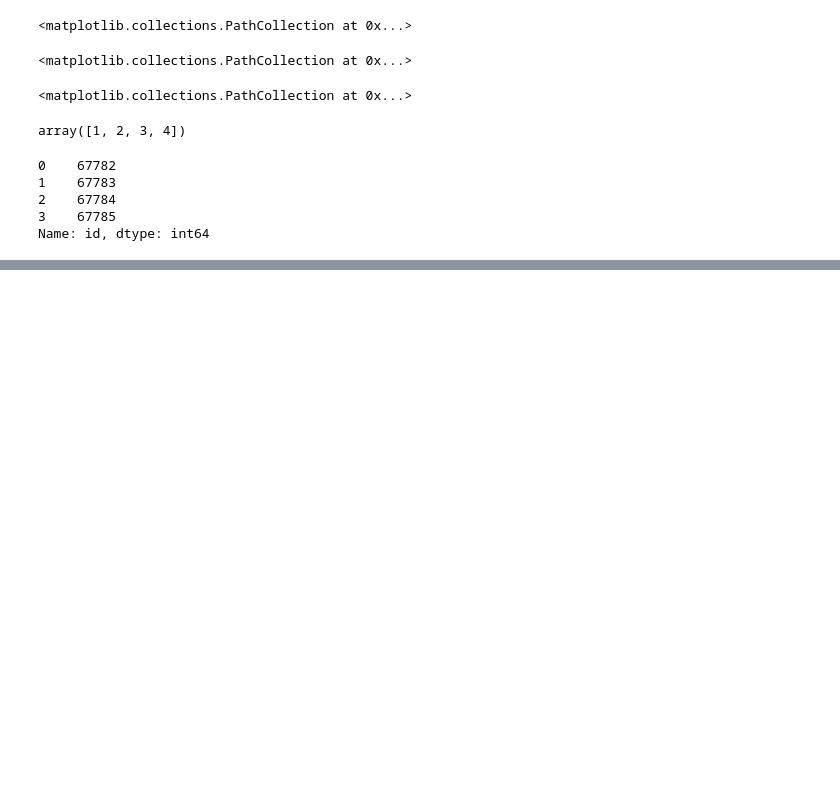
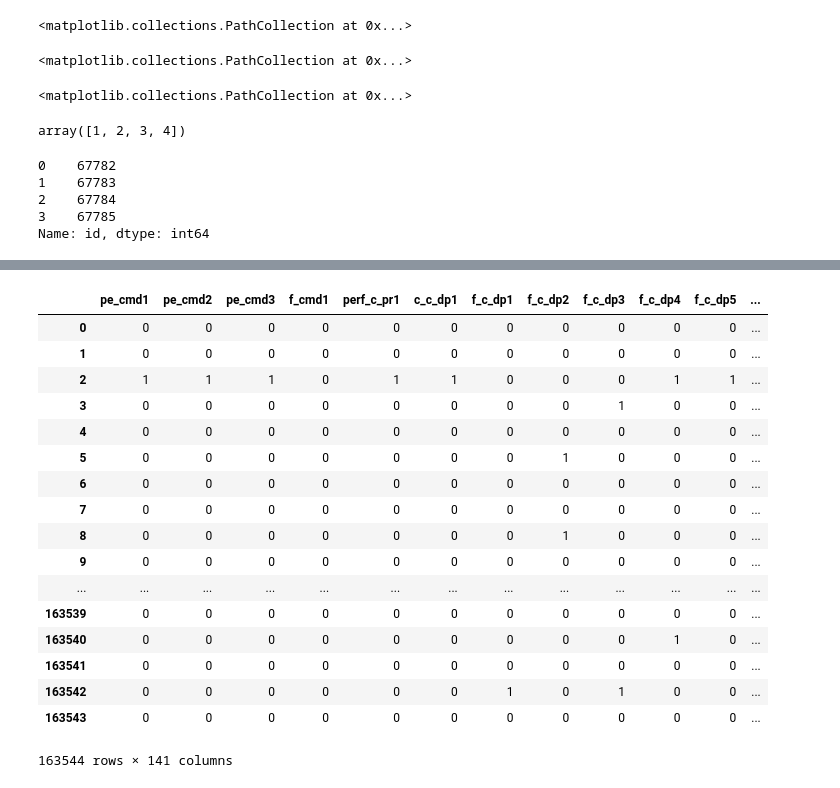
Before and after one commit to j-goldsmith/TurbineTimeSeries.EDA, a Jupyter notebook: eda/outliers_functions.ipynb, the cells around one changed output, grey strips where cells are left out. Drawn from its saved outputs; the diff is of its cells as text; code cells hidden in the pictures; blank space fills up the shorter version.

```diff
--- a/eda/outliers_functions.ipynb
+++ b/eda/outliers_functions.ipynb
@@ -624,0 +562,24 @@ onepsn.head()
+# %%
+cast = [i for i in model1.columns.values if i not in ['id','timestamp','sum_esn','psn']]
+model1_stepsize_finder_nums = model1_stepsize_finder[cast]
+# %%
+model1_stepsize_finder_nums.astype(int)
+# %% [output]
+|  | pe_cmd1 | pe_cmd2 | pe_cmd3 | f_cmd1 | perf_c_pr1 | c_c_dp1 | f_c_dp1 | f_c_dp2 | f_c_dp3 | f_c_dp4 | f_c_dp5 | ... |
+| 0 | 0 | 0 | 0 | 0 | 0 | 0 | 0 | 0 | 0 | 0 | 0 | ... |
+| 1 | 0 | 0 | 0 | 0 | 0 | 0 | 0 | 0 | 0 | 0 | 0 | ... |
+| 2 | 1 | 1 | 1 | 0 | 1 | 1 | 0 | 0 | 0 | 1 | 1 | ... |
+| 3 | 0 | 0 | 0 | 0 | 0 | 0 | 0 | 0 | 1 | 0 | 0 | ... |
+| 4 | 0 | 0 | 0 | 0 | 0 | 0 | 0 | 0 | 0 | 0 | 0 | ... |
+| 5 | 0 | 0 | 0 | 0 | 0 | 0 | 0 | 1 | 0 | 0 | 0 | ... |
+| 6 | 0 | 0 | 0 | 0 | 0 | 0 | 0 | 0 | 0 | 0 | 0 | ... |
+| 7 | 0 | 0 | 0 | 0 | 0 | 0 | 0 | 0 | 0 | 0 | 0 | ... |
+| 8 | 0 | 0 | 0 | 0 | 0 | 0 | 0 | 1 | 0 | 0 | 0 | ... |
+| 9 | 0 | 0 | 0 | 0 | 0 | 0 | 0 | 0 | 0 | 0 | 0 | ... |
+| ... | ... | ... | ... | ... | ... | ... | ... | ... | ... | ... | ... | ... |
+| 163539 | 0 | 0 | 0 | 0 | 0 | 0 | 0 | 0 | 0 | 0 | 0 | ... |
+| 163540 | 0 | 0 | 0 | 0 | 0 | 0 | 0 | 0 | 0 | 1 | 0 | ... |
+| 163541 | 0 | 0 | 0 | 0 | 0 | 0 | 0 | 0 | 0 | 0 | 0 | ... |
+| 163542 | 0 | 0 | 0 | 0 | 0 | 0 | 1 | 0 | 1 | 0 | 0 | ... |
+| 163543 | 0 | 0 | 0 | 0 | 0 | 0 | 0 | 0 | 0 | 0 | 0 | ... |
+163544 rows × 141 columns
```
Also changed, not shown: parts of 25 cells of this notebook.
